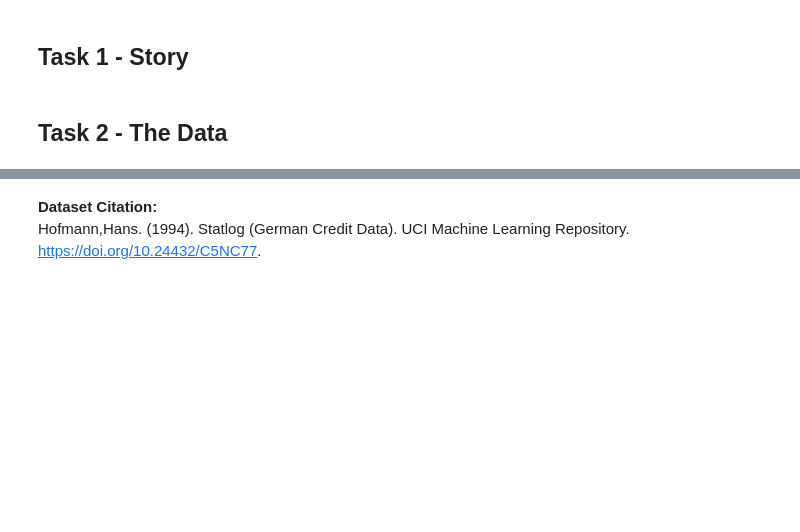
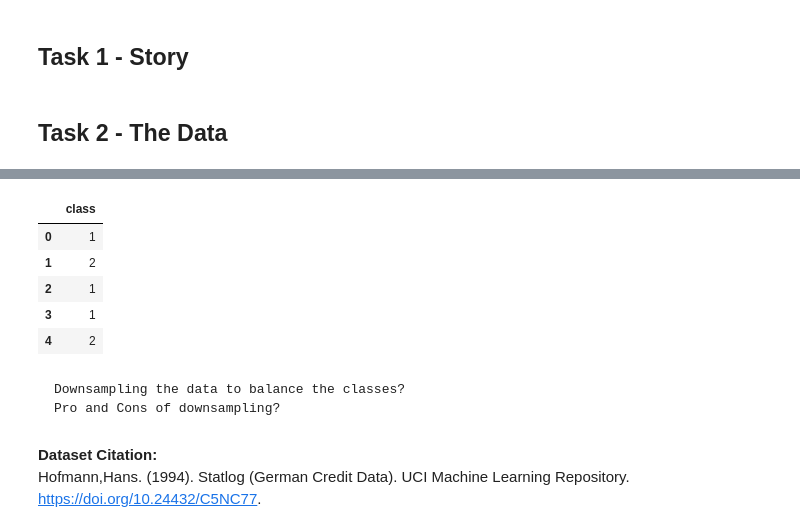
Before and after one commit to GittiGitus/Deep_Learning, a Jupyter notebook: experiments.ipynb, the cells around one changed output, grey strips where cells are left out. Saved outputs shown, nothing was run; the diff lists cells and outputs as text; code cells hidden in the pictures; blank space fills up the shorter version.

```diff
--- a/experiments.ipynb
+++ b/experiments.ipynb
@@ -25,3 +332,15 @@ y = statlog_german_credit_data.data.targets
+# %%
+y.head()
+# %% [output]
+|  | class |
+| 0 | 1 |
+| 1 | 2 |
+| 2 | 1 |
+| 3 | 1 |
+| 4 | 2 |
+# %% [markdown]
+    Downsampling the data to balance the classes?
+    Pro and Cons of downsampling?
 # %% [markdown]
 **Dataset Citation:** <br>
 Hofmann,Hans. (1994). Statlog (German Credit Data). UCI Machine Learning Repository. https://doi.org/10.24432/C5NC77.
```
Also changed, not shown: parts of 10 cells of this notebook.
